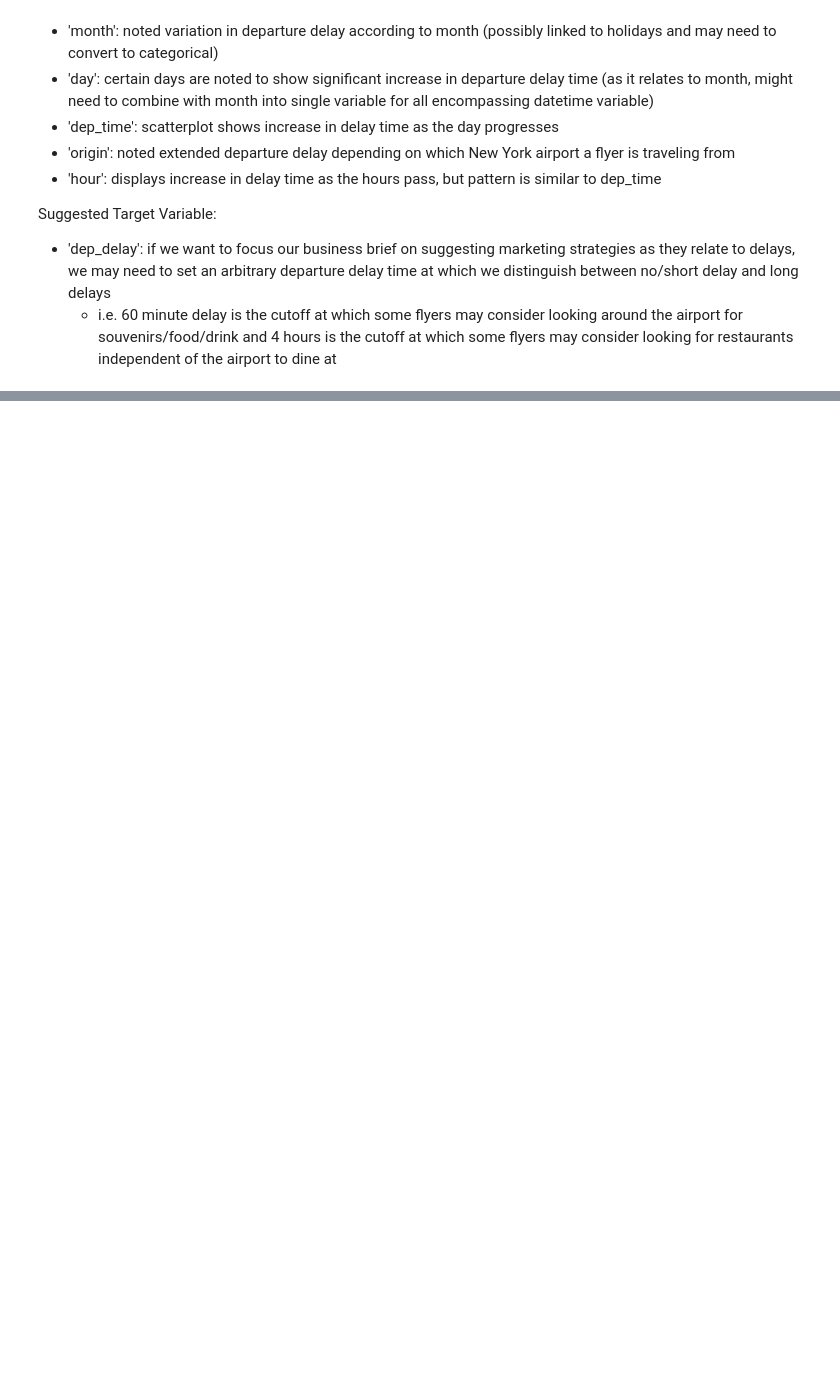
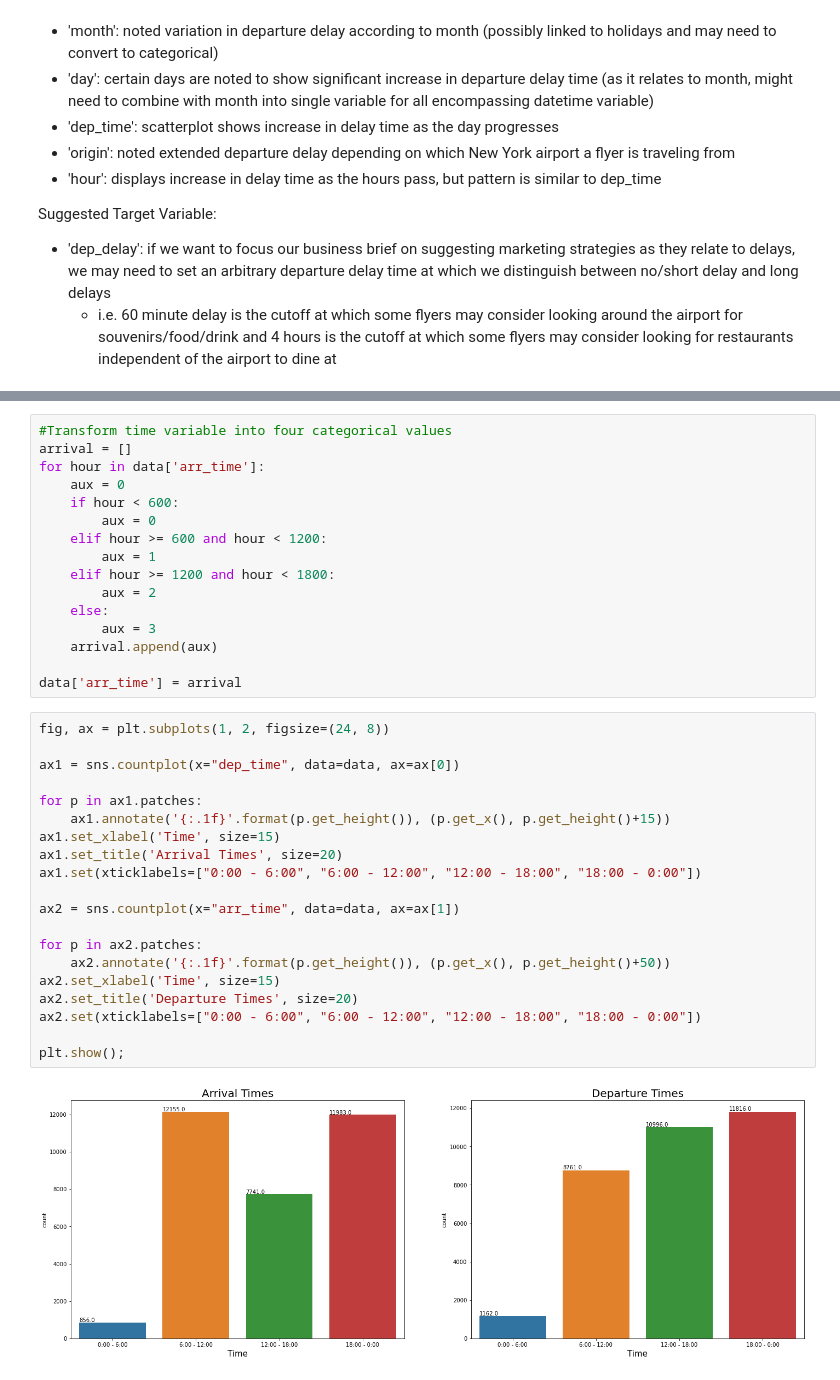
Before and after one commit to hsong1101/ADS-505-Project, a Jupyter notebook: ADS505_Group_Project.ipynb, the cells around one changed output, grey strips where cells are left out. Drawn from its saved outputs; the diff is of its cells as text; blank space fills up the shorter version.

```diff
--- a/ADS505_Group_Project.ipynb
+++ b/ADS505_Group_Project.ipynb
@@ -481,0 +515,38 @@ Suggested Target Variable:
+# %%
+#Transform time variable into four categorical values
+arrival = []
+for hour in data['arr_time']:
+    aux = 0
+    if hour < 600:
+        aux = 0
+    elif hour >= 600 and hour < 1200:
+        aux = 1
+    elif hour >= 1200 and hour < 1800:
+        aux = 2
+    else:
+        aux = 3
+    arrival.append(aux)
+
+data['arr_time'] = arrival
+# %%
+fig, ax = plt.subplots(1, 2, figsize=(24, 8))
+
+ax1 = sns.countplot(x="dep_time", data=data, ax=ax[0])
+
+for p in ax1.patches:
+    ax1.annotate('{:.1f}'.format(p.get_height()), (p.get_x(), p.get_height()+15))
+ax1.set_xlabel('Time', size=15)
+ax1.set_title('Arrival Times', size=20)
+ax1.set(xticklabels=["0:00 - 6:00", "6:00 - 12:00", "12:00 - 18:00", "18:00 - 0:00"])
+
+ax2 = sns.countplot(x="arr_time", data=data, ax=ax[1])
+
+for p in ax2.patches:
+    ax2.annotate('{:.1f}'.format(p.get_height()), (p.get_x(), p.get_height()+50))
+ax2.set_xlabel('Time', size=15)
+ax2.set_title('Departure Times', size=20)
+ax2.set(xticklabels=["0:00 - 6:00", "6:00 - 12:00", "12:00 - 18:00", "18:00 - 0:00"])
+
+plt.show();
+# %% [output]
+[figure, added]
```
Also changed, not shown: parts of 11 cells of this notebook, 2 other files.
